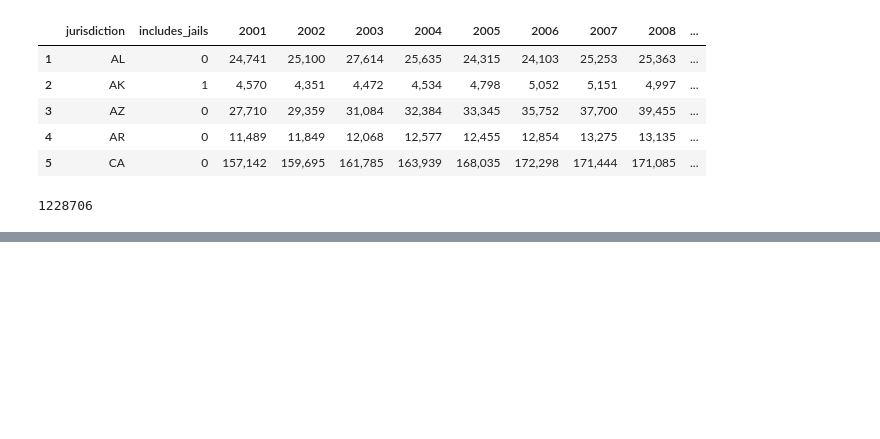
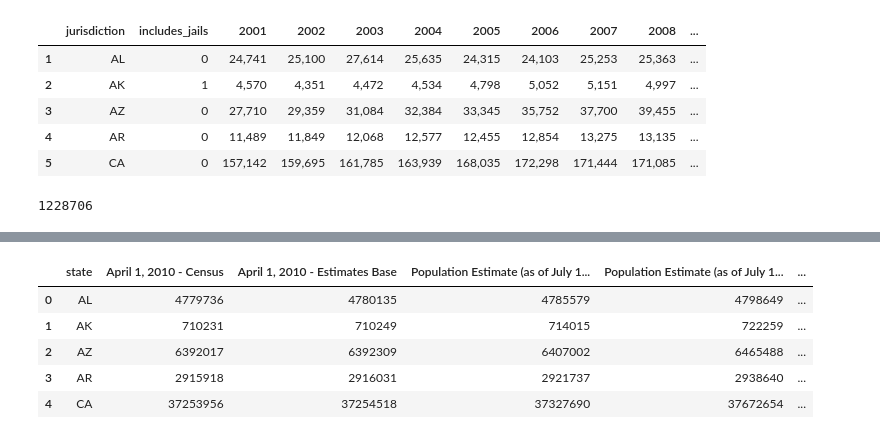
Before and after one commit to lorarjohns/US_Incarceration_Prelim, a Jupyter notebook: Hypothesis_2.ipynb, the cells around one changed output, grey strips where cells are left out. Cells and saved outputs as stored; diff of their text form; code cells hidden in the pictures; blank space fills up the shorter version.

```diff
--- a/Hypothesis_2.ipynb
+++ b/Hypothesis_2.ipynb
@@ -227,0 +184,29 @@ inc2016['2016'].sum()
+# %%
+# create DF for state parties
+
+def determine_party():
+    states = []
+    parties = []
+
+    # for each state:
+    for state in state_abbrevs:
+        # get both senators for state
+        regex = re.compile(state)
+        state_sens = senators[senators['state'].str.match(regex) == True]
+
+        # Set the state to merge with in the main DF
+        states.append(state)
+
+        if state_sens['party'].iloc[0] == state_sens['party'].iloc[1]:
+            # if both R:
+            if state_sens['party'].iloc[0] == 0:
+                parties.append(0)
+            # if both D:
+            else:
+                parties.append(1)
+            # if mixed:
+        else:
+            parties.append(2)
+    sen_parties = pd.DataFrame([states, parties]).T
+    sen_parties.columns = ['state', 'party']
+    return sen_parties
@@ -305,0 +308,10 @@ avg_2012 = pop_data_2016.iloc[:,5:7]
+# %%
+master_data = pd.merge(pop_data_2016, sen_parties, on='state')
+master_data.head()
+# %% [output]
+|  | state | April 1, 2010 - Census | April 1, 2010 - Estimates Base | Population Estimate (as of July 1... | Population Estimate (as of July 1... | ... |
+| 0 | AL | 4779736 | 4780135 | 4785579 | 4798649 | ... |
+| 1 | AK | 710231 | 710249 | 714015 | 722259 | ... |
+| 2 | AZ | 6392017 | 6392309 | 6407002 | 6465488 | ... |
+| 3 | AR | 2915918 | 2916031 | 2921737 | 2938640 | ... |
+| 4 | CA | 37253956 | 37254518 | 37327690 | 37672654 | ... |
```
Also changed, not shown: parts of 29 cells of this notebook, 6 other files.
